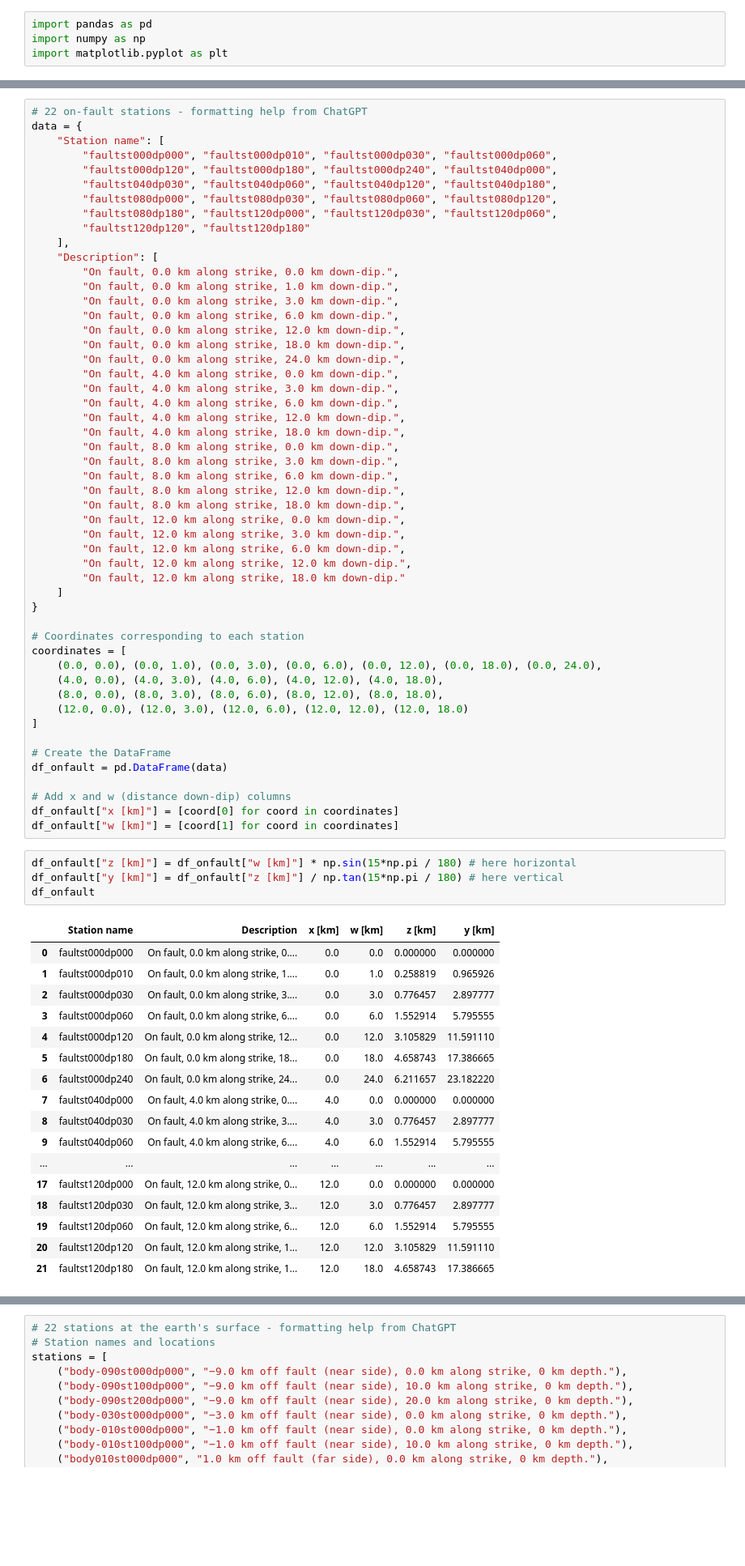
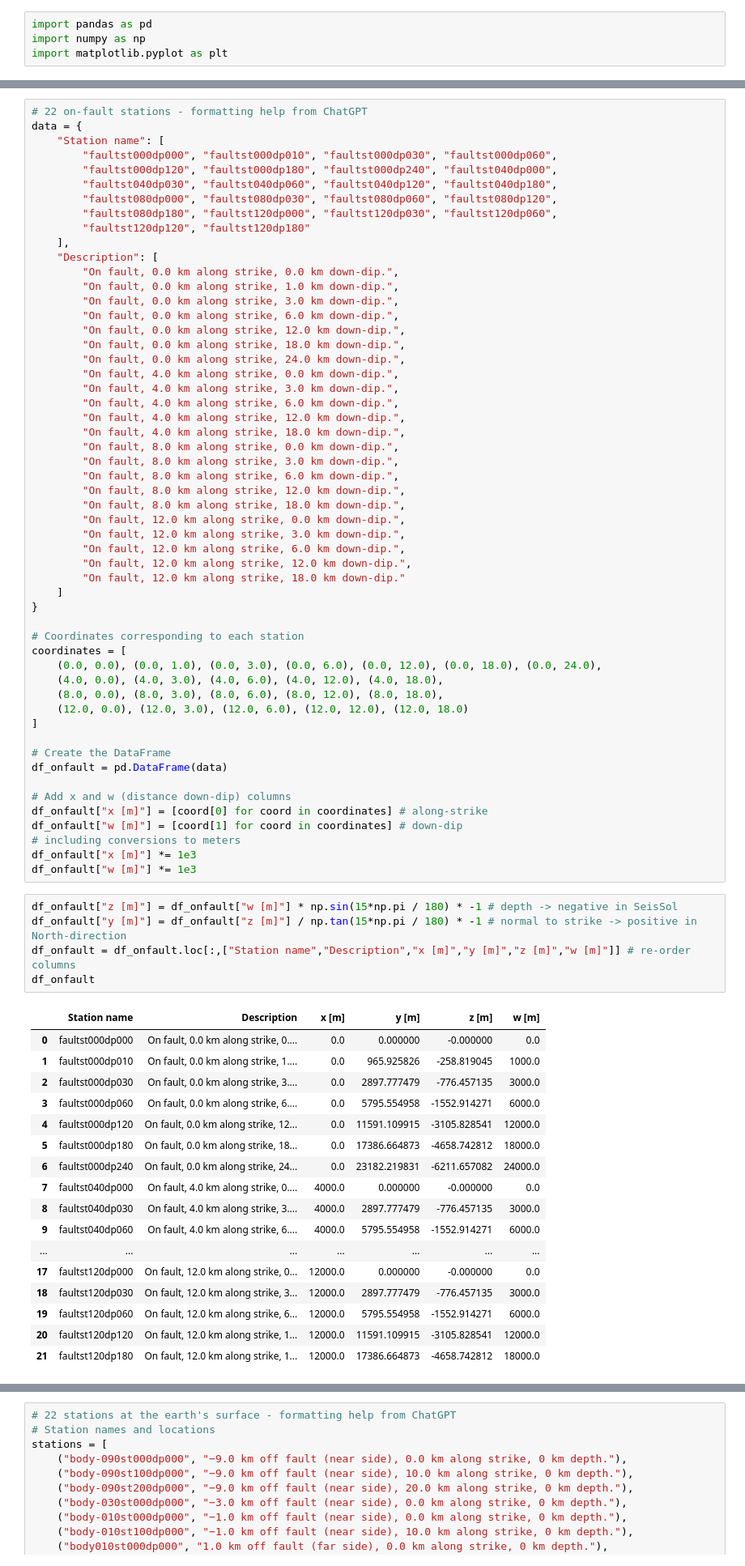
Before and after one commit to fabian-kutschera/Benchmarks, a Jupyter notebook: TPV36_37_receivers.ipynb, the cells around one changed output, grey strips where cells are left out. Shown: that part at 81% size. Cells and saved outputs as stored; diff of their text form; blank space fills up the shorter version.

```diff
--- a/TPV36_37_receivers.ipynb
+++ b/TPV36_37_receivers.ipynb
@@ -61,28 +61,32 @@ coordinates = [
 df_onfault = pd.DataFrame(data)
 
 # Add x and w (distance down-dip) columns
-df_onfault["x [km]"] = [coord[0] for coord in coordinates]
-df_onfault["w [km]"] = [coord[1] for coord in coordinates]
+df_onfault["x [m]"] = [coord[0] for coord in coordinates] # along-strike
+df_onfault["w [m]"] = [coord[1] for coord in coordinates] # down-dip
+# including conversions to meters
+df_onfault["x [m]"] *= 1e3
+df_onfault["w [m]"] *= 1e3
 # %%
-df_onfault["z [km]"] = df_onfault["w [km]"] * np.sin(15*np.pi / 180) # here horizontal
-df_onfault["y [km]"] = df_onfault["z [km]"] / np.tan(15*np.pi / 180) # here vertical
+df_onfault["z [m]"] = df_onfault["w [m]"] * np.sin(15*np.pi / 180) * -1 # depth -> negative in SeisSol
+df_onfault["y [m]"] = df_onfault["z [m]"] / np.tan(15*np.pi / 180) * -1 # normal to strike -> positive in North-direction
+df_onfault = df_onfault.loc[:,["Station name","Description","x [m]","y [m]","z [m]","w [m]"]] # re-order columns
 df_onfault
 # %% [output]
-|  | Station name | Description | x [km] | w [km] | z [km] | y [km] |
-| 0 | faultst000dp000 | On fault, 0.0 km along strike, 0.... | 0.0 | 0.0 | 0.000000 | 0.000000 |
-| 1 | faultst000dp010 | On fault, 0.0 km along strike, 1.... | 0.0 | 1.0 | 0.258819 | 0.965926 |
-| 2 | faultst000dp030 | On fault, 0.0 km along strike, 3.... | 0.0 | 3.0 | 0.776457 | 2.897777 |
-| 3 | faultst000dp060 | On fault, 0.0 km along strike, 6.... | 0.0 | 6.0 | 1.552914 | 5.795555 |
-| 4 | faultst000dp120 | On fault, 0.0 km along strike, 12... | 0.0 | 12.0 | 3.105829 | 11.591110 |
-| 5 | faultst000dp180 | On fault, 0.0 km along strike, 18... | 0.0 | 18.0 | 4.658743 | 17.386665 |
-| 6 | faultst000dp240 | On fault, 0.0 km along strike, 24... | 0.0 | 24.0 | 6.211657 | 23.182220 |
-| 7 | faultst040dp000 | On fault, 4.0 km along strike, 0.... | 4.0 | 0.0 | 0.000000 | 0.000000 |
-| 8 | faultst040dp030 | On fault, 4.0 km along strike, 3.... | 4.0 | 3.0 | 0.776457 | 2.897777 |
-| 9 | faultst040dp060 | On fault, 4.0 km along strike, 6.... | 4.0 | 6.0 | 1.552914 | 5.795555 |
+|  | Station name | Description | x [m] | y [m] | z [m] | w [m] |
+| 0 | faultst000dp000 | On fault, 0.0 km along strike, 0.... | 0.0 | 0.000000 | -0.000000 | 0.0 |
+| 1 | faultst000dp010 | On fault, 0.0 km along strike, 1.... | 0.0 | 965.925826 | -258.819045 | 1000.0 |
+| 2 | faultst000dp030 | On fault, 0.0 km along strike, 3.... | 0.0 | 2897.777479 | -776.457135 | 3000.0 |
+| 3 | faultst000dp060 | On fault, 0.0 km along strike, 6.... | 0.0 | 5795.554958 | -1552.914271 | 6000.0 |
+| 4 | faultst000dp120 | On fault, 0.0 km along strike, 12... | 0.0 | 11591.109915 | -3105.828541 | 12000.0 |
+| 5 | faultst000dp180 | On fault, 0.0 km along strike, 18... | 0.0 | 17386.664873 | -4658.742812 | 18000.0 |
+| 6 | faultst000dp240 | On fault, 0.0 km along strike, 24... | 0.0 | 23182.219831 | -6211.657082 | 24000.0 |
+| 7 | faultst040dp000 | On fault, 4.0 km along strike, 0.... | 4000.0 | 0.000000 | -0.000000 | 0.0 |
+| 8 | faultst040dp030 | On fault, 4.0 km along strike, 3.... | 4000.0 | 2897.777479 | -776.457135 | 3000.0 |
+| 9 | faultst040dp060 | On fault, 4.0 km along strike, 6.... | 4000.0 | 5795.554958 | -1552.914271 | 6000.0 |
 | ... | ... | ... | ... | ... | ... | ... |
-| 17 | faultst120dp000 | On fault, 12.0 km along strike, 0... | 12.0 | 0.0 | 0.000000 | 0.000000 |
-| 18 | faultst120dp030 | On fault, 12.0 km along strike, 3... | 12.0 | 3.0 | 0.776457 | 2.897777 |
-| 19 | faultst120dp060 | On fault, 12.0 km along strike, 6... | 12.0 | 6.0 | 1.552914 | 5.795555 |
-| 20 | faultst120dp120 | On fault, 12.0 km along strike, 1... | 12.0 | 12.0 | 3.105829 | 11.591110 |
-| 21 | faultst120dp180 | On fault, 12.0 km along strike, 1... | 12.0 | 18.0 | 4.658743 | 17.386665 |
+| 17 | faultst120dp000 | On fault, 12.0 km along strike, 0... | 12000.0 | 0.000000 | -0.000000 | 0.0 |
+| 18 | faultst120dp030 | On fault, 12.0 km along strike, 3... | 12000.0 | 2897.777479 | -776.457135 | 3000.0 |
+| 19 | faultst120dp060 | On fault, 12.0 km along strike, 6... | 12000.0 | 5795.554958 | -1552.914271 | 6000.0 |
+| 20 | faultst120dp120 | On fault, 12.0 km along strike, 1... | 12000.0 | 11591.109915 | -3105.828541 | 12000.0 |
+| 21 | faultst120dp180 | On fault, 12.0 km along strike, 1... | 12000.0 | 17386.664873 | -4658.742812 | 18000.0 |
 # %%
```
Also changed, not shown: parts of 11 cells of this notebook, 8 other files.
